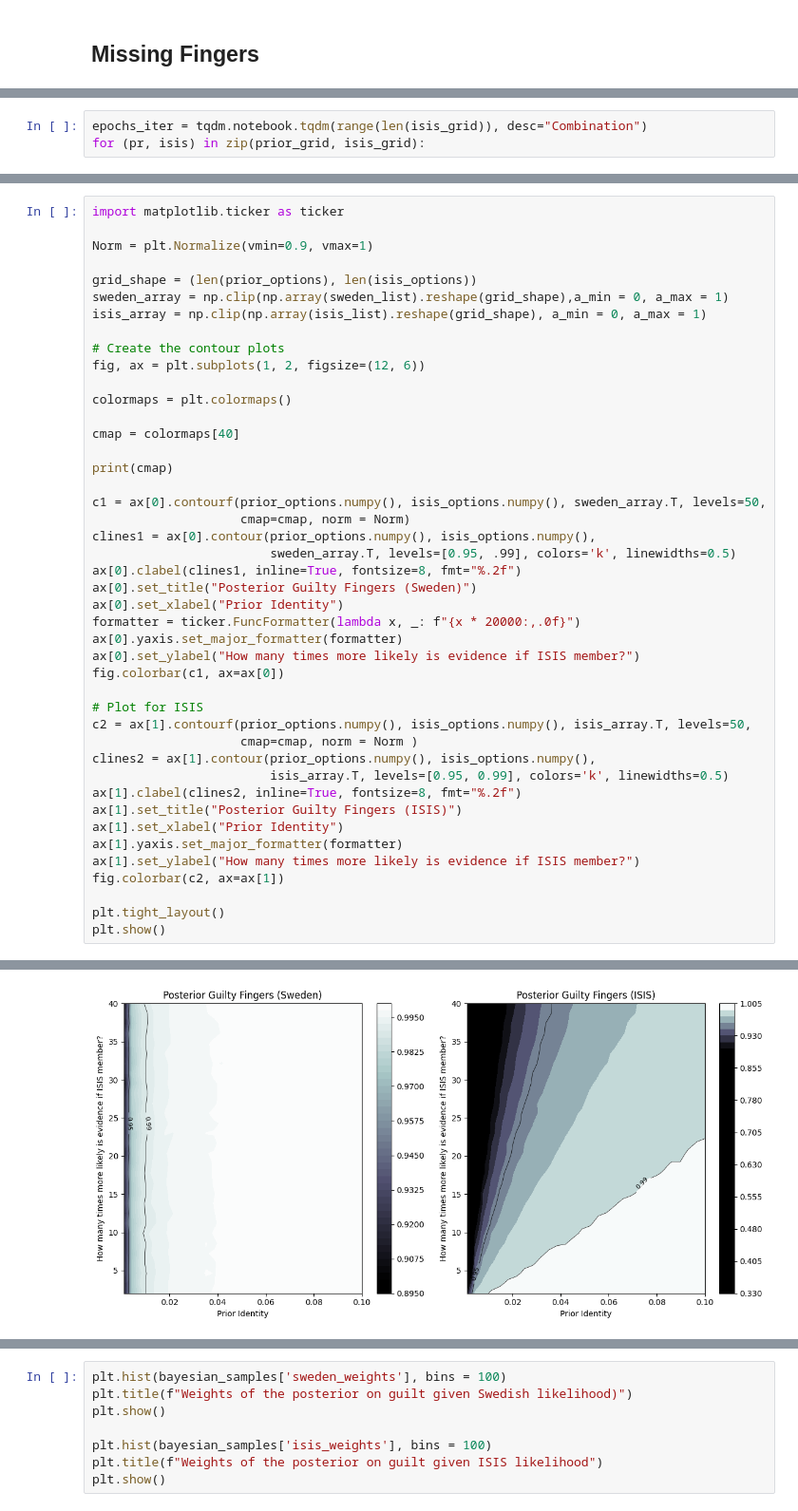
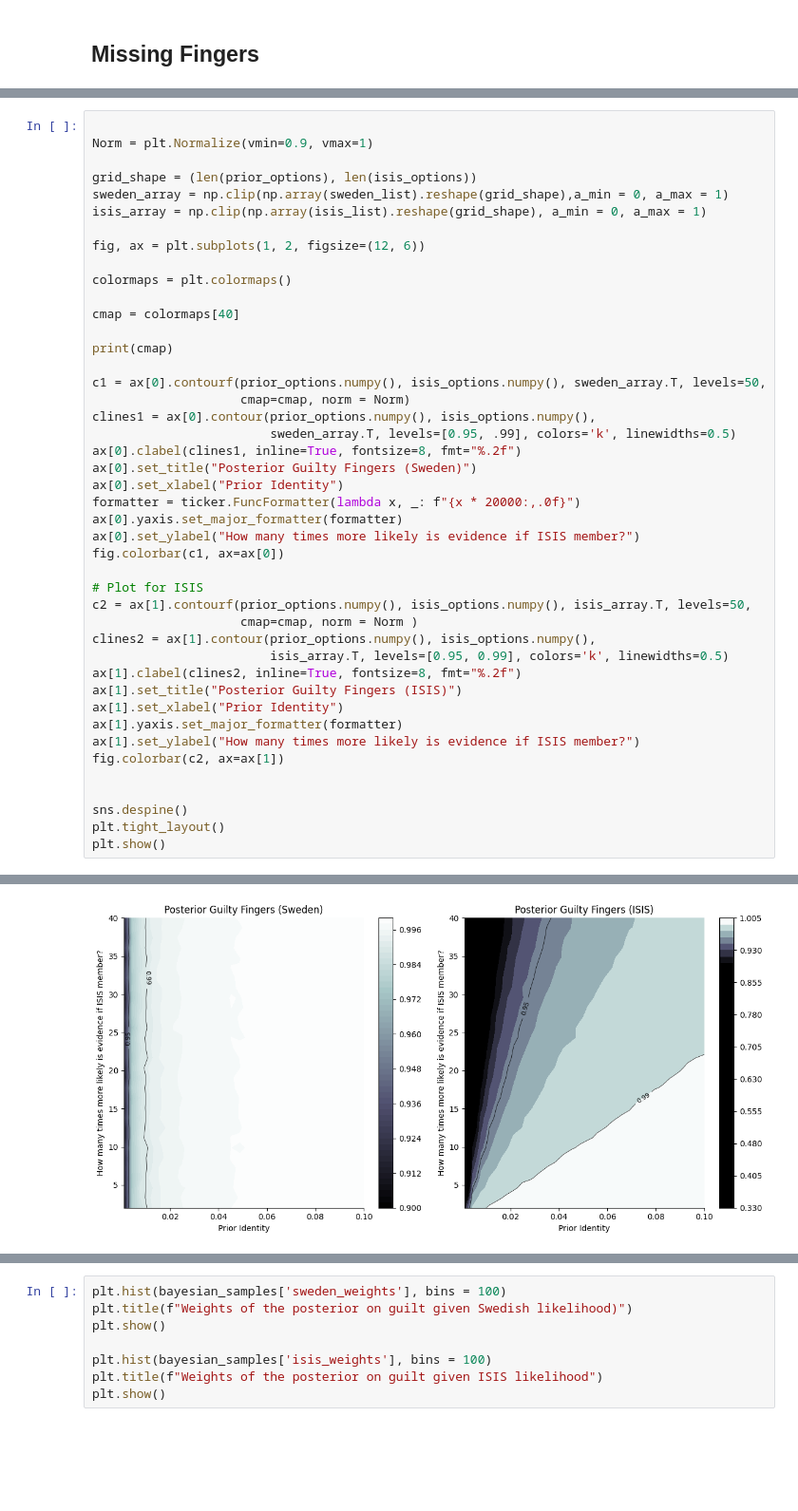
Before and after one commit to rfl-urbaniak/MRbook, a Jupyter notebook: docs/weight/missing_fingers.ipynb, the cells around one changed output, grey strips where cells are left out. Shown at 95% size. Saved outputs shown, nothing was run; the diff lists cells and outputs as text; blank space fills up the shorter version.

Commit message:
missing_fingers notebook done

```diff
--- a/docs/weight/missing_fingers.ipynb
+++ b/docs/weight/missing_fingers.ipynb
@@ -89,6 +90,3 @@ posterior_sweden = outcome["posterior_guilty_fingers_sweden"]
 posterior_isis = outcome["posterior_guilty_fingers_isis"]
 # %% [output]
 {'posterior_guilty_fingers_sweden': tensor(0.9949), 'posterior_guilty_fingers_isis': tensor(0.9540)}
-# %%
-epochs_iter = tqdm.notebook.tqdm(range(len(isis_grid)), desc="Combination")
-for (pr, isis) in zip(prior_grid, isis_grid):
@@ -117,7 +117,6 @@ for i in iter:
     sweden_list.append(outcome["posterior_guilty_fingers_sweden"])
     isis_list.append(outcome["posterior_guilty_fingers_isis"])
 # %%
-import matplotlib.ticker as ticker
 
 Norm = plt.Normalize(vmin=0.9, vmax=1)
 
@@ -125,7 +124,6 @@ grid_shape = (len(prior_options), len(isis_options))
 sweden_array = np.clip(np.array(sweden_list).reshape(grid_shape),a_min = 0, a_max = 1)
 isis_array = np.clip(np.array(isis_list).reshape(grid_shape), a_min = 0, a_max = 1)
 
-# Create the contour plots
 fig, ax = plt.subplots(1, 2, figsize=(12, 6))
 
 colormaps = plt.colormaps()
@@ -135,31 +133,33 @@ cmap = colormaps[40]
 print(cmap)
 
 c1 = ax[0].contourf(prior_options.numpy(), isis_options.numpy(), sweden_array.T, levels=50,
                     cmap=cmap, norm = Norm)
 clines1 = ax[0].contour(prior_options.numpy(), isis_options.numpy(),
                         sweden_array.T, levels=[0.95, .99], colors='k', linewidths=0.5)
 ax[0].clabel(clines1, inline=True, fontsize=8, fmt="%.2f")
 ax[0].set_title("Posterior Guilty Fingers (Sweden)")
 ax[0].set_xlabel("Prior Identity")
 formatter = ticker.FuncFormatter(lambda x, _: f"{x * 20000:,.0f}")
 ax[0].yaxis.set_major_formatter(formatter)
 ax[0].set_ylabel("How many times more likely is evidence if ISIS member?")
 fig.colorbar(c1, ax=ax[0])
 
 # Plot for ISIS
 c2 = ax[1].contourf(prior_options.numpy(), isis_options.numpy(), isis_array.T, levels=50,
                     cmap=cmap, norm = Norm )
 clines2 = ax[1].contour(prior_options.numpy(), isis_options.numpy(),
                         isis_array.T, levels=[0.95, 0.99], colors='k', linewidths=0.5)
 ax[1].clabel(clines2, inline=True, fontsize=8, fmt="%.2f")
 ax[1].set_title("Posterior Guilty Fingers (ISIS)")
 ax[1].set_xlabel("Prior Identity")
 ax[1].yaxis.set_major_formatter(formatter)
 ax[1].set_ylabel("How many times more likely is evidence if ISIS member?")
 fig.colorbar(c2, ax=ax[1])
 
+
+sns.despine()
 plt.tight_layout()
 plt.show()
 # %% [output]
 bone
-[figure, old version]
+[figure, new version]
```
Also changed, not shown: parts of 22 cells of this notebook.
